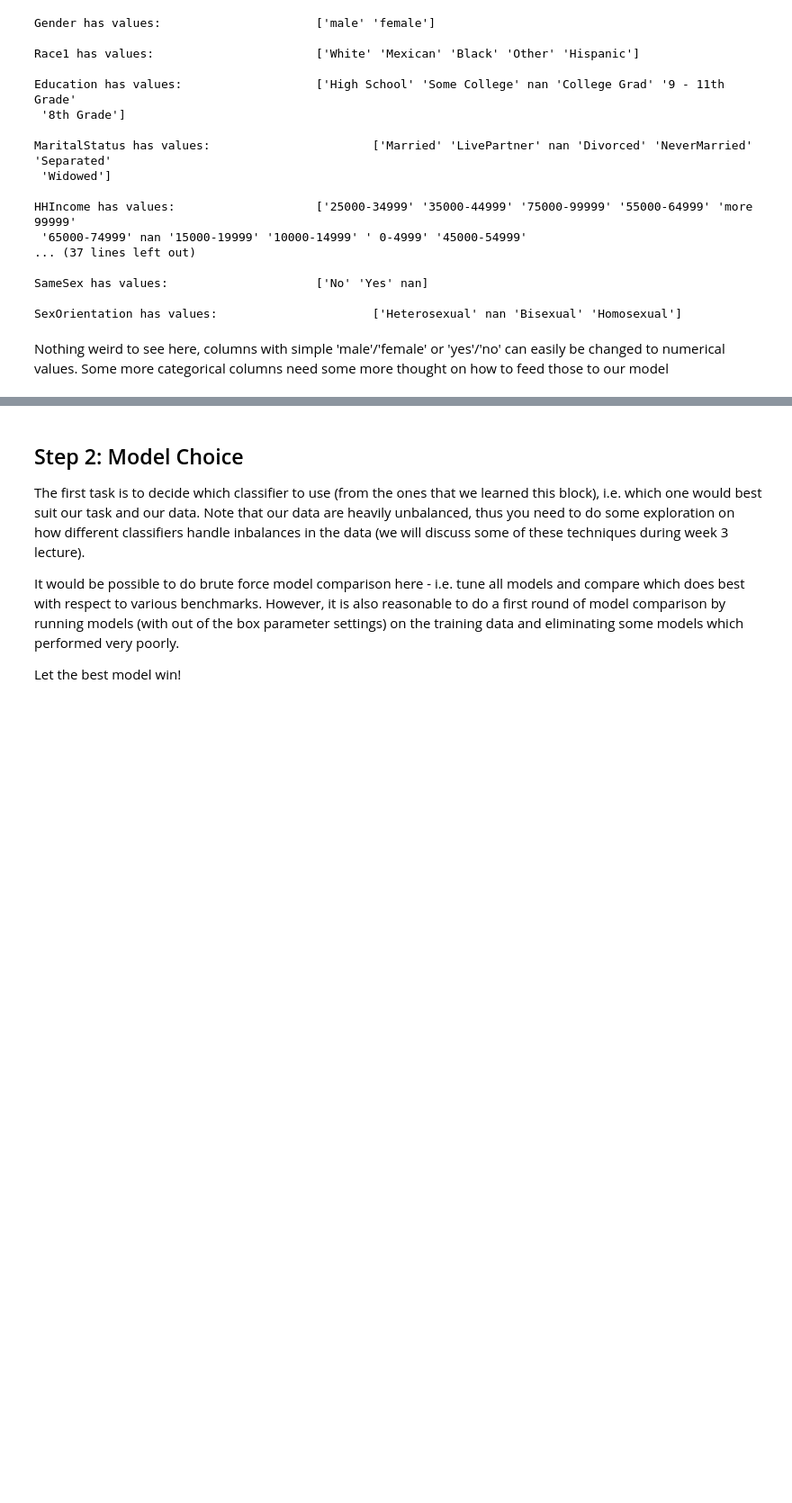
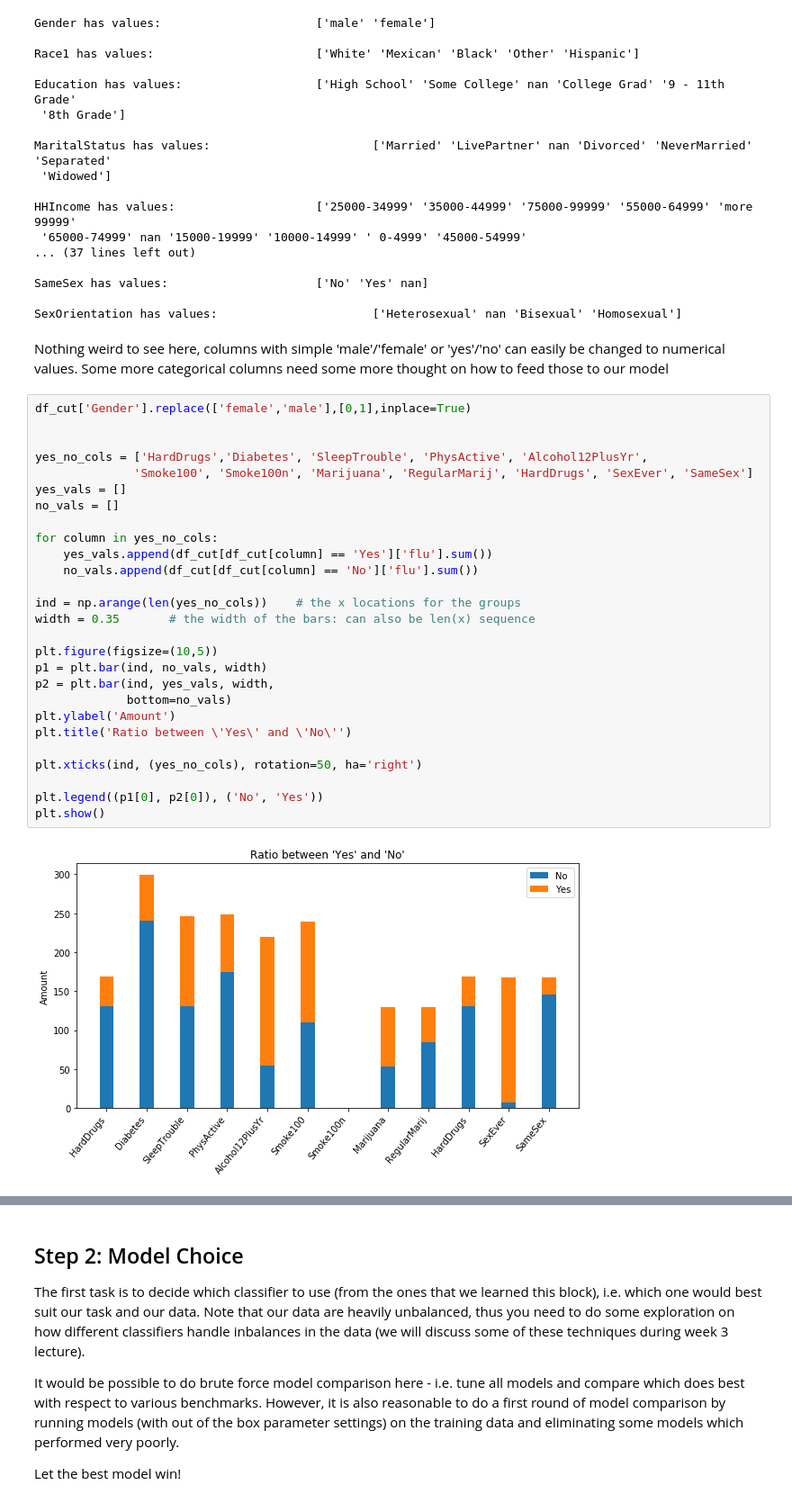
Before and after one commit to rikdijkstra/Data-Analysis-Kaggle-Competition, a Jupyter notebook: kaggle_starter.ipynb, the cells around one changed output, grey strips where cells are left out. Shown: that part at 90% size. Cells and saved outputs as stored; diff of their text form; blank space fills up the shorter version.

```diff
--- a/kaggle_starter.ipynb
+++ b/kaggle_starter.ipynb
@@ -216,3 +218,32 @@ SameSex has values:                     ['No' 'Yes' nan]
 SexOrientation has values:                      ['Heterosexual' nan 'Bisexual' 'Homosexual']
 # %% [markdown]
 Nothing weird to see here, columns with simple 'male'/'female' or 'yes'/'no' can easily be changed to numerical values. Some more categorical columns need some more thought on how to feed those to our model
+# %%
+df_cut['Gender'].replace(['female','male'],[0,1],inplace=True)
+
+
+yes_no_cols = ['HardDrugs','Diabetes', 'SleepTrouble', 'PhysActive', 'Alcohol12PlusYr',
+              'Smoke100', 'Smoke100n', 'Marijuana', 'RegularMarij', 'HardDrugs', 'SexEver', 'SameSex']
+yes_vals = []
+no_vals = []
+
+for column in yes_no_cols:
+    yes_vals.append(df_cut[df_cut[column] == 'Yes']['flu'].sum())
+    no_vals.append(df_cut[df_cut[column] == 'No']['flu'].sum())
+
+ind = np.arange(len(yes_no_cols))    # the x locations for the groups
+width = 0.35       # the width of the bars: can also be len(x) sequence
+
+plt.figure(figsize=(10,5))
+p1 = plt.bar(ind, no_vals, width)
+p2 = plt.bar(ind, yes_vals, width,
+             bottom=no_vals)
+plt.ylabel('Amount')
+plt.title('Ratio between \'Yes\' and \'No\'')
+
+plt.xticks(ind, (yes_no_cols), rotation=50, ha='right')
+
+plt.legend((p1[0], p2[0]), ('No', 'Yes'))
+plt.show()
+# %% [output]
+[figure, added]
```
Also changed, not shown: parts of 10 cells of this notebook.
